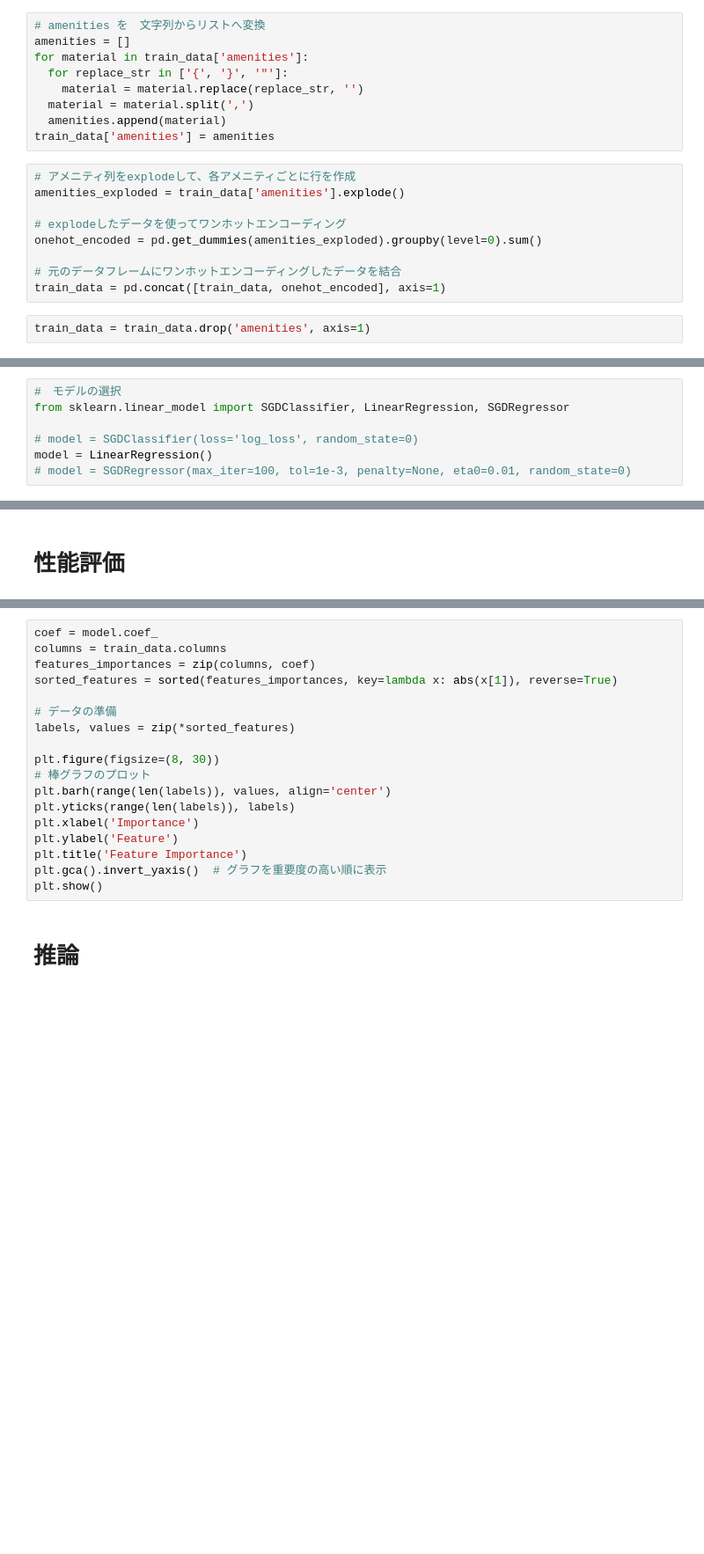
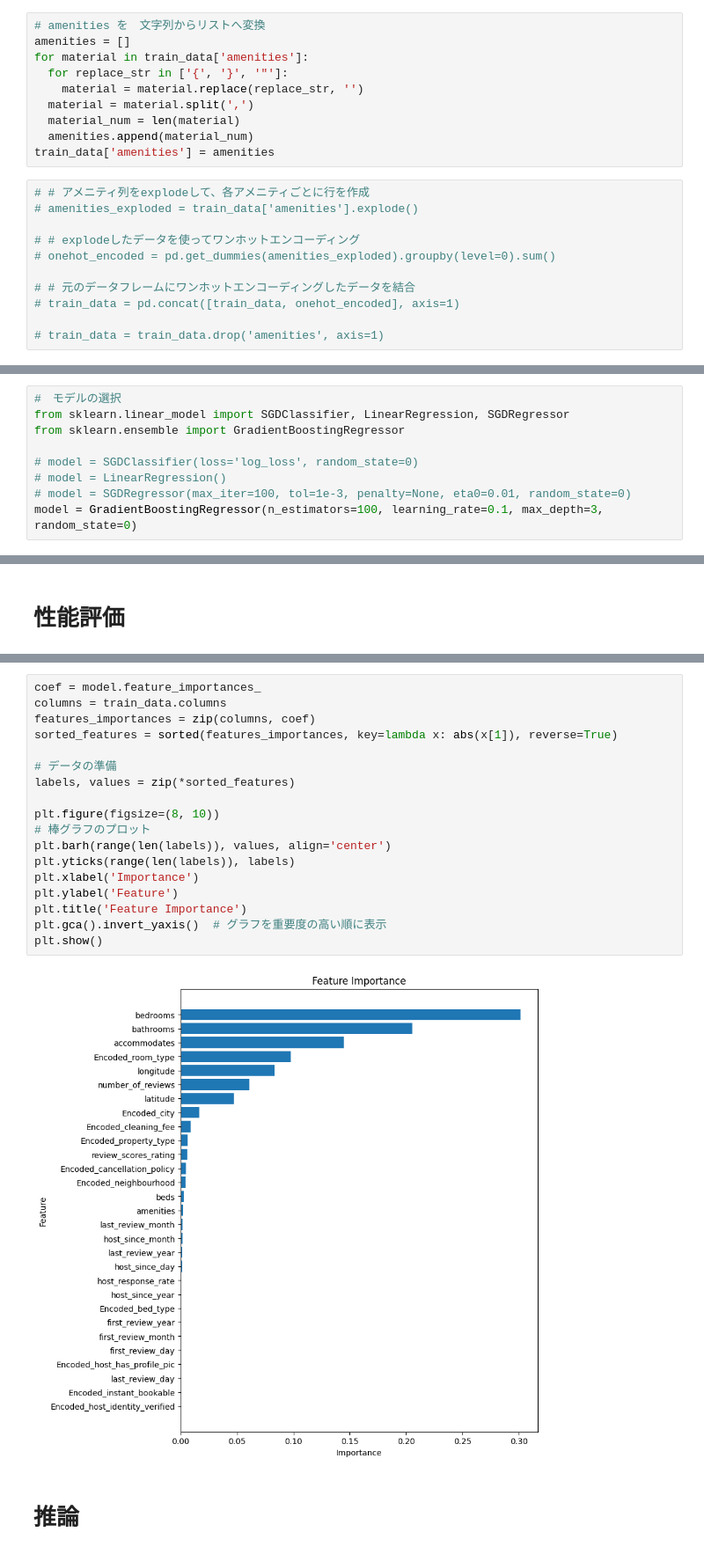
Before and after one commit to ryo-k2mt/lodging-price-prediction, a Jupyter notebook: lodging_price_prediction.ipynb, the cells around one changed output, grey strips where cells are left out. Shown: that part at 88% size. Drawn from its saved outputs; the diff is of its cells as text; blank space fills up the shorter version.

Commit message:
amenities をワンホットから、amenities の数へ変更

```diff
--- a/lodging_price_prediction.ipynb
+++ b/lodging_price_prediction.ipynb
@@ -178,19 +284,20 @@ for material in train_data['amenities']:
   for replace_str in ['{', '}', '"']:
     material = material.replace(replace_str, '')
   material = material.split(',')
-  amenities.append(material)
+  material_num = len(material)
+  amenities.append(material_num)
 train_data['amenities'] = amenities
 # %%
-# アメニティ列をexplodeして、各アメニティごとに行を作成
-amenities_exploded = train_data['amenities'].explode()
+# # アメニティ列をexplodeして、各アメニティごとに行を作成
+# amenities_exploded = train_data['amenities'].explode()
 
-# explodeしたデータを使ってワンホットエンコーディング
-onehot_encoded = pd.get_dummies(amenities_exploded).groupby(level=0).sum()
+# # explodeしたデータを使ってワンホットエンコーディング
+# onehot_encoded = pd.get_dummies(amenities_exploded).groupby(level=0).sum()
 
-# 元のデータフレームにワンホットエンコーディングしたデータを結合
-train_data = pd.concat([train_data, onehot_encoded], axis=1)
+# # 元のデータフレームにワンホットエンコーディングしたデータを結合
+# train_data = pd.concat([train_data, onehot_encoded], axis=1)
+
+# train_data = train_data.drop('amenities', axis=1)
-# %%
-train_data = train_data.drop('amenities', axis=1)
 # %% [markdown]
 hosted_response_rate の処理
 # %%
@@ -246,10 +357,12 @@ x_val = scaler.transform(x_val)
 # %%
 #　モデルの選択
 from sklearn.linear_model import SGDClassifier, LinearRegression, SGDRegressor
+from sklearn.ensemble import GradientBoostingRegressor
 
 # model = SGDClassifier(loss='log_loss', random_state=0)
-model = LinearRegression()
+# model = LinearRegression()
 # model = SGDRegressor(max_iter=100, tol=1e-3, penalty=None, eta0=0.01, random_state=0)
+model = GradientBoostingRegressor(n_estimators=100, learning_rate=0.1, max_depth=3, random_state=0)
 # %%
 # 学習実行
 model.fit(x_train, t_train)
@@ -261,21 +378,23 @@ print(f"Train score: {train_score}")
 # %%
-coef = model.coef_
+coef = model.feature_importances_
 columns = train_data.columns
 features_importances = zip(columns, coef)
 sorted_features = sorted(features_importances, key=lambda x: abs(x[1]), reverse=True)
 
 # データの準備
 labels, values = zip(*sorted_features)
 
-plt.figure(figsize=(8, 30))
+plt.figure(figsize=(8, 10))
 # 棒グラフのプロット
 plt.barh(range(len(labels)), values, align='center')
 plt.yticks(range(len(labels)), labels)
 plt.xlabel('Importance')
 plt.ylabel('Feature')
 plt.title('Feature Importance')
 plt.gca().invert_yaxis()  # グラフを重要度の高い順に表示
 plt.show()
+# %% [output]
+[figure, added]
 # %% [markdown]
 # 推論
 # %%
```
Also changed, not shown: parts of 18 cells of this notebook.
